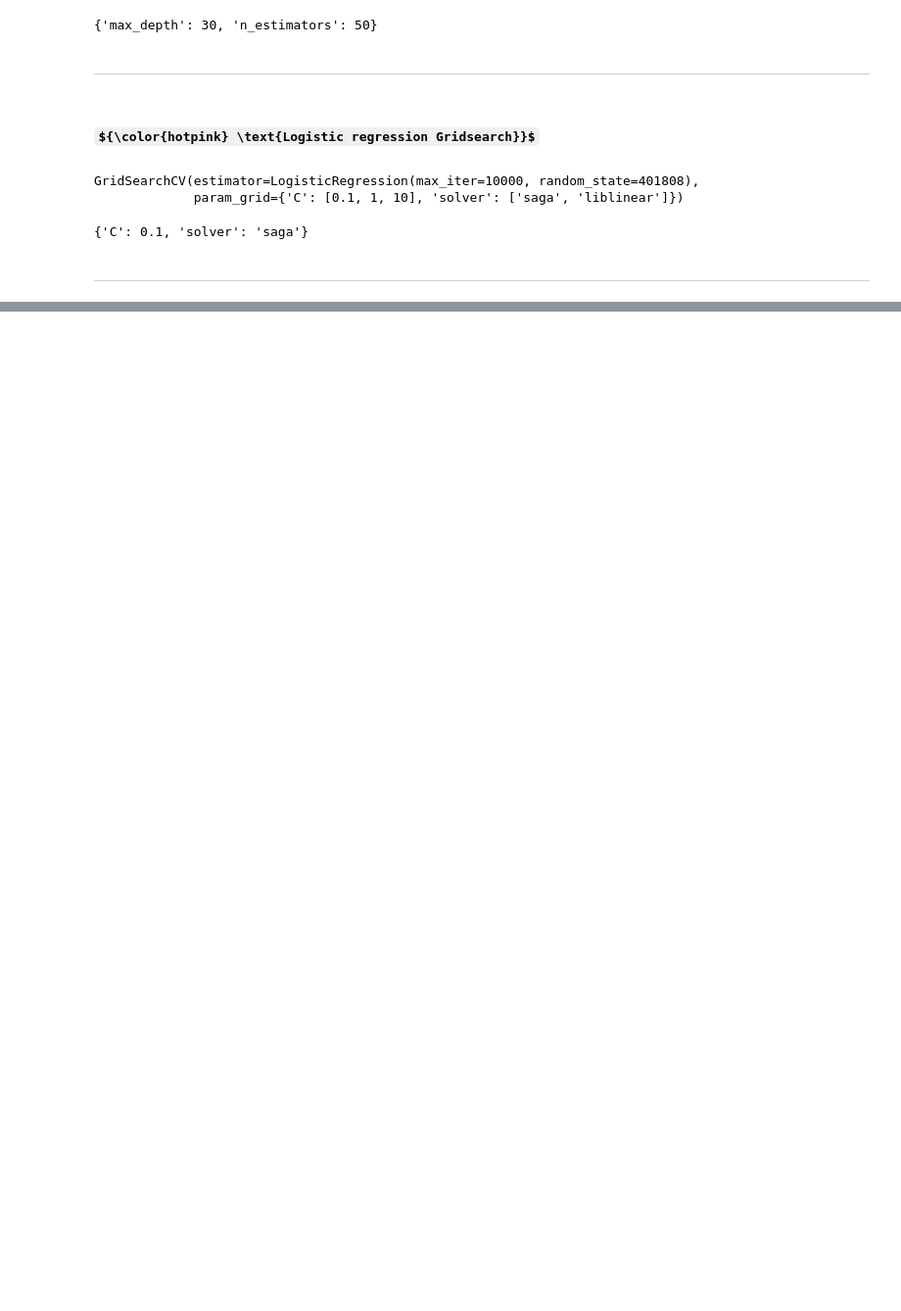
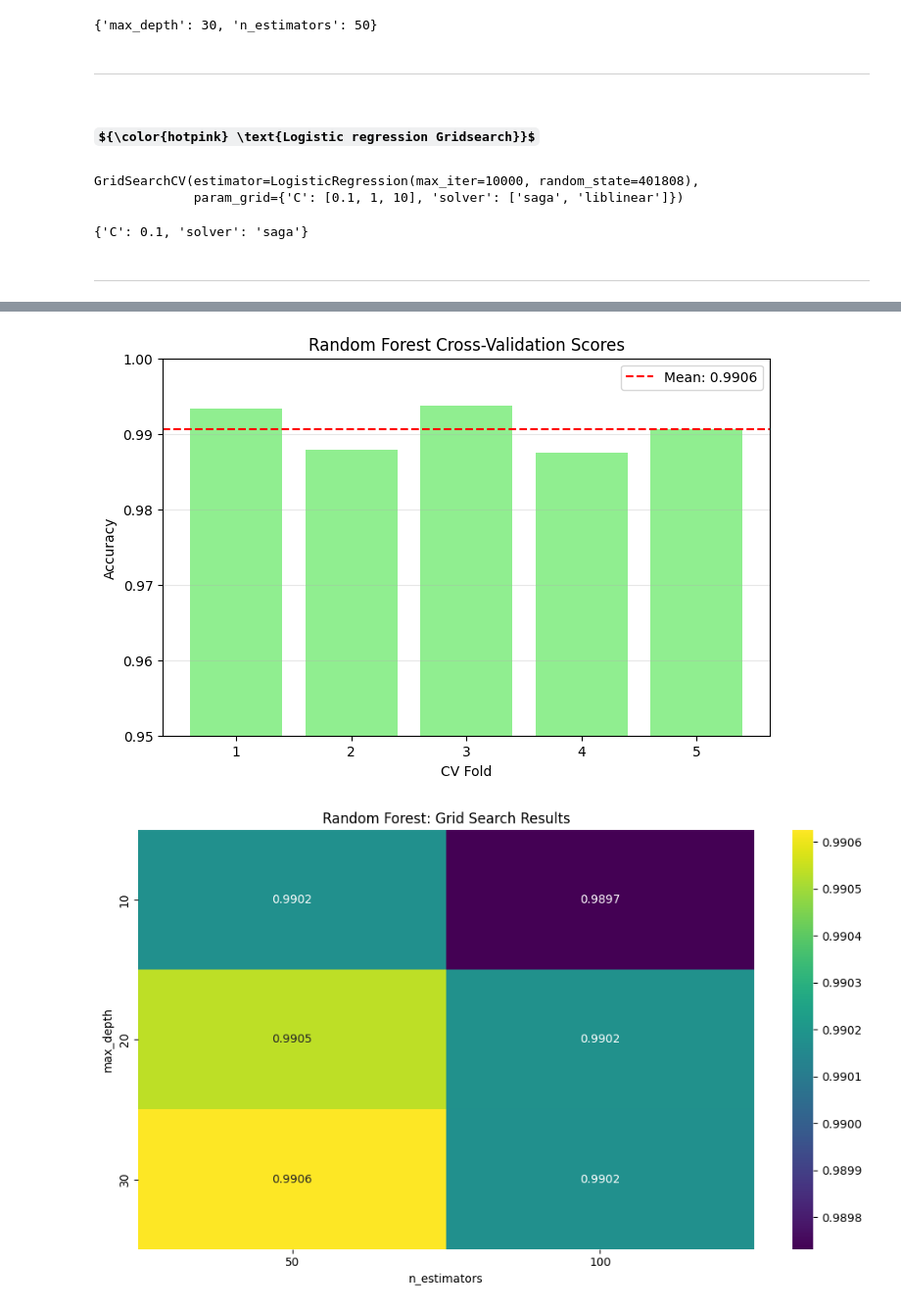
Before and after one commit to Kevin-2002/Gesture_Based_UI_Development, a Jupyter notebook: project_1/fashion.ipynb, the cells around one changed output, grey strips where cells are left out. Shown: that part at 98% size. Drawn from its saved outputs; the diff is of its cells as text; code cells hidden in the pictures; some formulas as TeX source; blank space fills up the shorter version.

```diff
--- a/project_1/fashion.ipynb
+++ b/project_1/fashion.ipynb
@@ -183,0 +204,2 @@ logistic_model = LogisticRegression(random_state=401808)
+# %%
+rfc_model = RandomForestClassifier_model.fit(X_train, y_train)
@@ -183,0 +285,38 @@ logistic_model = LogisticRegression(random_state=401808)
+# %%
+# Plot cross-validation scores
+cv_scores = cross_val_score(RandomForestClassifier_model, X_train, y_train, cv=5)
+plt.figure(figsize=(8, 5))
+plt.bar(range(1, 6), cv_scores, color='lightgreen')
+plt.axhline(y=cv_scores.mean(), color='red', linestyle='--', label=f'Mean: {cv_scores.mean():.4f}')
+plt.title('Random Forest Cross-Validation Scores')
+plt.xlabel('CV Fold')
+plt.ylabel('Accuracy')
+plt.xticks(range(1, 6))
+plt.ylim(0.95, 1.0)
+plt.legend()
+plt.grid(axis='y', alpha=0.3)
+plt.show()
+
+# Create a heatmap of RandomForest hyperparameter tuning results
+max_depth_values = sorted(set([p['max_depth'] for p in RandomForestClassifier_grid.cv_results_['params']]))
+n_estimators_values = sorted(set([p['n_estimators'] for p in RandomForestClassifier_grid.cv_results_['params']]))
+
+# Reshape the scores for the heatmap
+scores = np.zeros((len(max_depth_values), len(n_estimators_values)))
+for i, md in enumerate(max_depth_values):
+    for j, ne in enumerate(n_estimators_values):
+        for k, params in enumerate(RandomForestClassifier_grid.cv_results_['params']):
+            if params['max_depth'] == md and params['n_estimators'] == ne:
+                scores[i, j] = RandomForestClassifier_grid.cv_results_['mean_test_score'][k]
+
+plt.figure(figsize=(10, 6))
+sns.heatmap(scores, annot=True, fmt='.4f', cmap='viridis',
+            xticklabels=n_estimators_values, yticklabels=max_depth_values)
+plt.title('Random Forest: Grid Search Results')
+plt.xlabel('n_estimators')
+plt.ylabel('max_depth')
+plt.tight_layout()
+plt.show()
+# %% [output]
+[figure, added]
+[figure, added]
```
Also changed, not shown: parts of 18 cells of this notebook.
